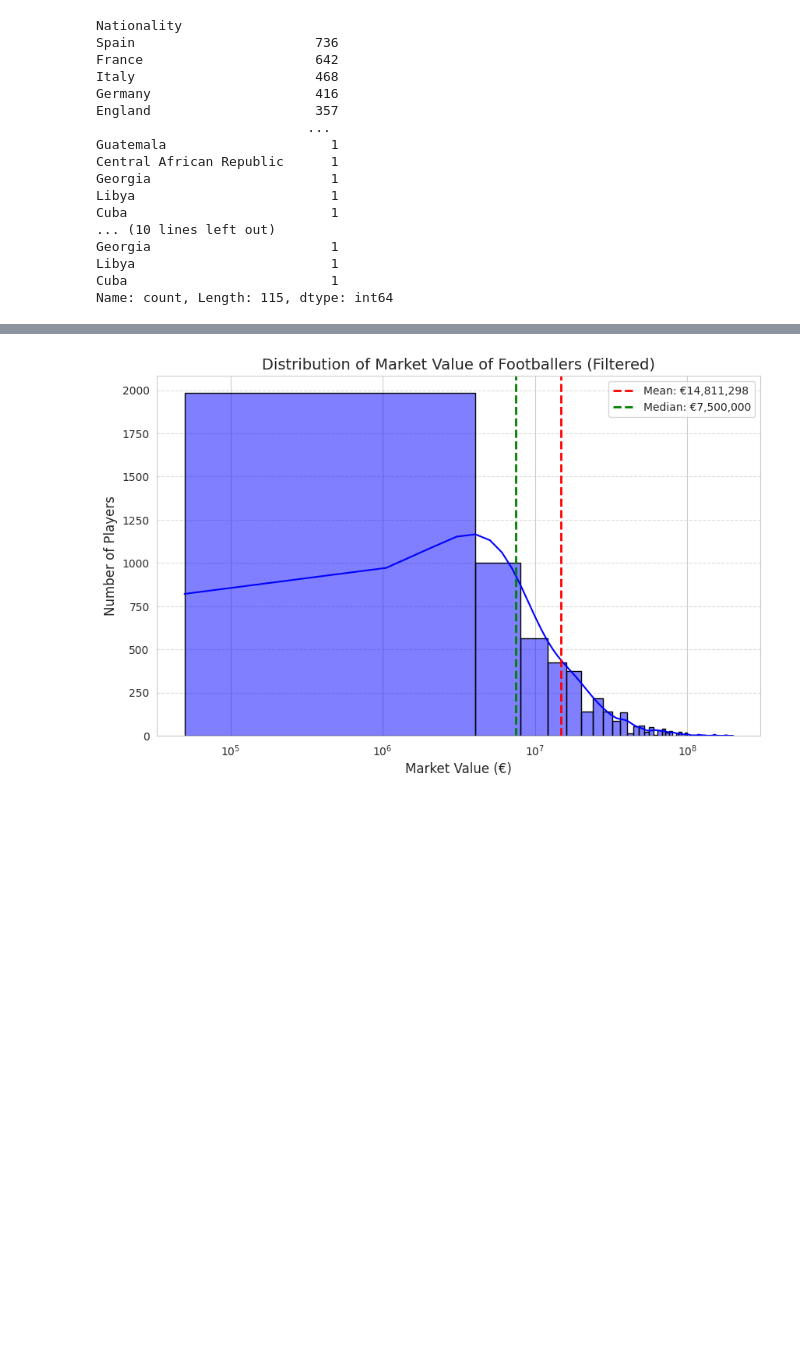
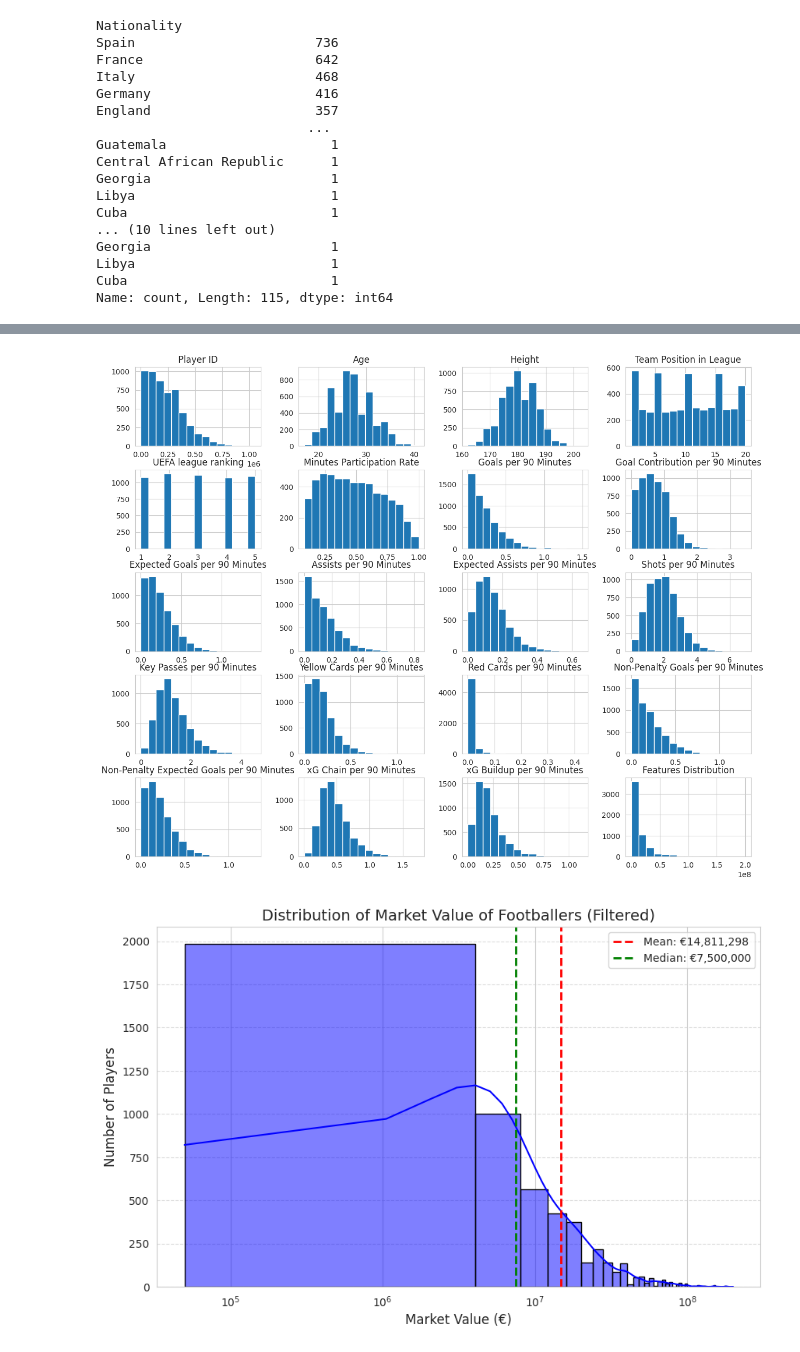
Before and after one commit to l3wandowskyy/Pricing-Footballers-Master, a Jupyter notebook: preditict_value_footballer.ipynb, the cells around one changed output, grey strips where cells are left out. Cells and saved outputs as stored; diff of their text form; code cells hidden in the pictures; blank space fills up the shorter version.

```diff
--- a/preditict_value_footballer.ipynb
+++ b/preditict_value_footballer.ipynb
@@ -420,3 +508,10 @@ Percentage of 'Other' relative to the entire dataset: 19.8%
+# %%
+# Check the distribution of all numeric features
+players.hist(figsize=(15,12),bins = 15)
+plt.title("Features Distribution")
+plt.show()
+# %% [output]
+[figure, added]
 # %%
 import matplotlib.pyplot as plt
 import seaborn as sns
```
Also changed, not shown: parts of 12 cells of this notebook.
